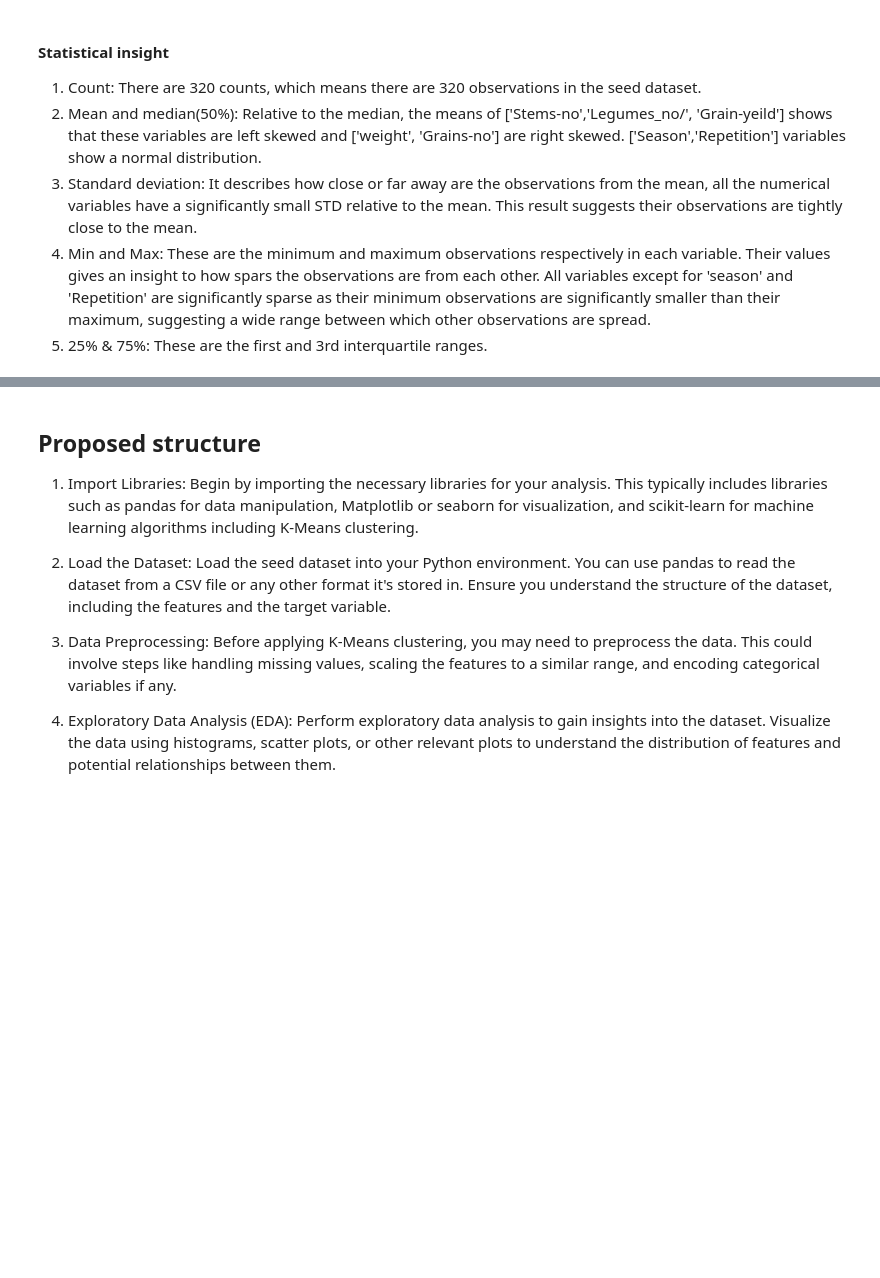
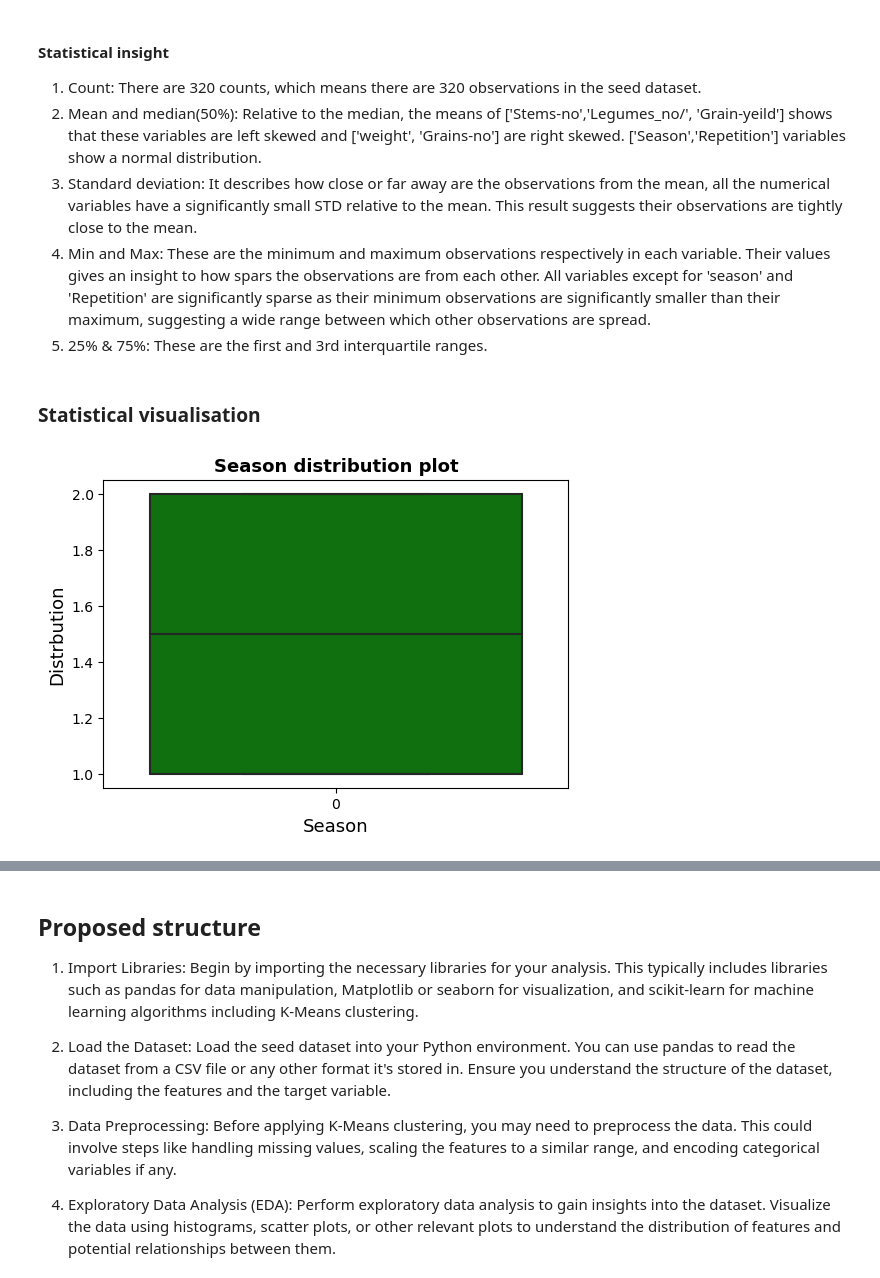
Before and after one commit to Ayomide-ola/Machine-learning-semester-2--, a Jupyter notebook: CA-1.ipynb, the cells around one changed output, grey strips where cells are left out. Saved outputs shown, nothing was run; the diff lists cells and outputs as text; code cells hidden in the pictures; blank space fills up the shorter version.

Commit message:
Eda visualization

```diff
--- a/CA-1.ipynb
+++ b/CA-1.ipynb
@@ -225,3 +225,15 @@ seed.describe()
 3. Standard deviation: It describes how close or far away are the observations from the mean, all the numerical variables have a significantly small STD relative to the mean. This result suggests their observations are tightly close to the mean.
 4. Min and Max: These are the minimum and maximum observations respectively in each variable. Their values gives an insight to how spars the observations are from each other. All variables except for 'season' and 'Repetition' are significantly sparse as their minimum observations are significantly smaller than their maximum, suggesting a wide range between which other observations are spread.
 5. 25% & 75%: These are the first and 3rd interquartile ranges.
+# %% [markdown]
+### Statistical visualisation
+# %%
+plt.figure(figsize= (6,4))
+sns.boxplot(data=seed["Season"], color = 'green')
+plt.title('Season distribution plot', fontsize=13, fontweight='bold')
+plt.xlabel("Season", fontsize=13)
+plt.ylabel("Distrbution", fontsize =13)
+
+plt.show();
+# %% [output]
+[figure, added]
```
Also changed, not shown: parts of 14 cells of this notebook.
